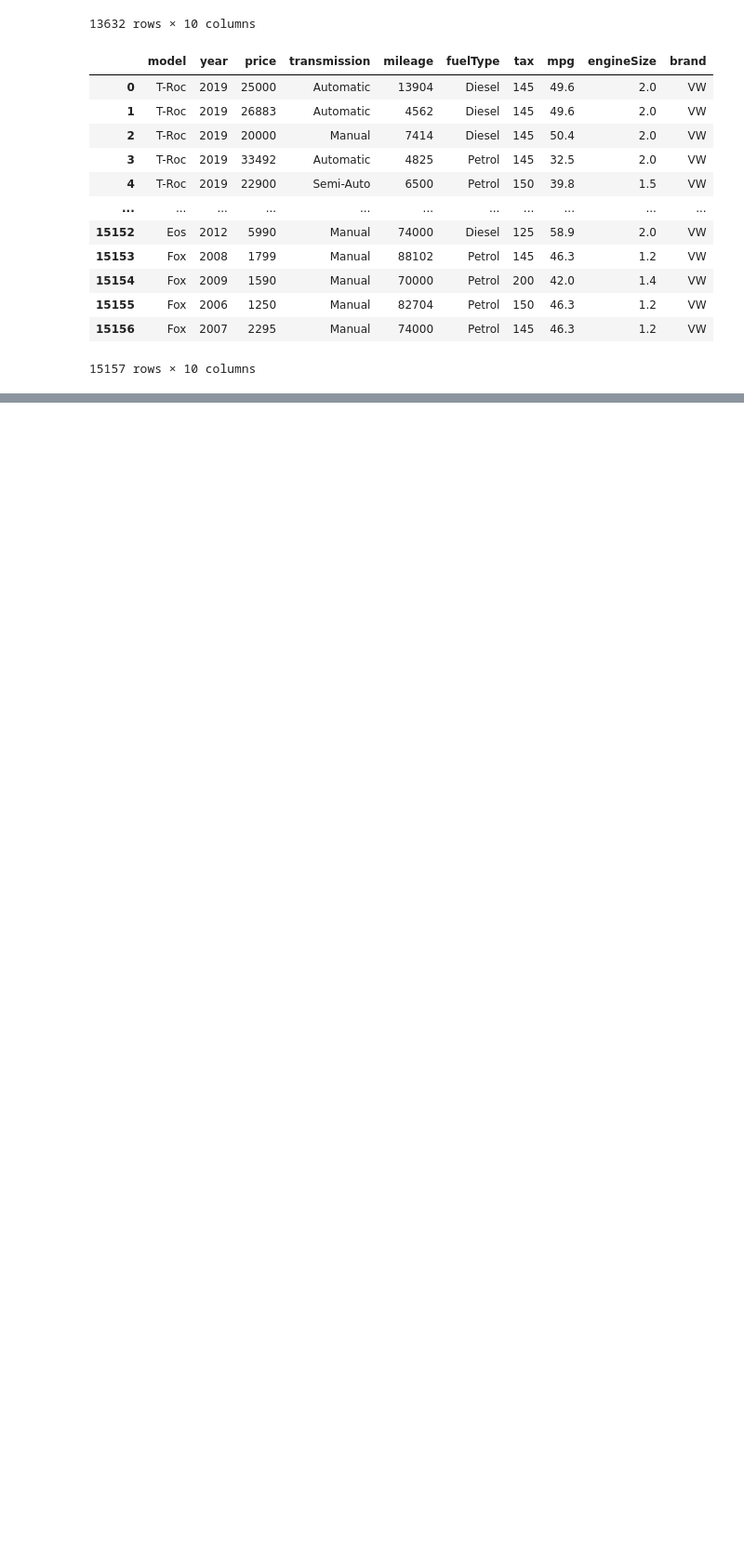
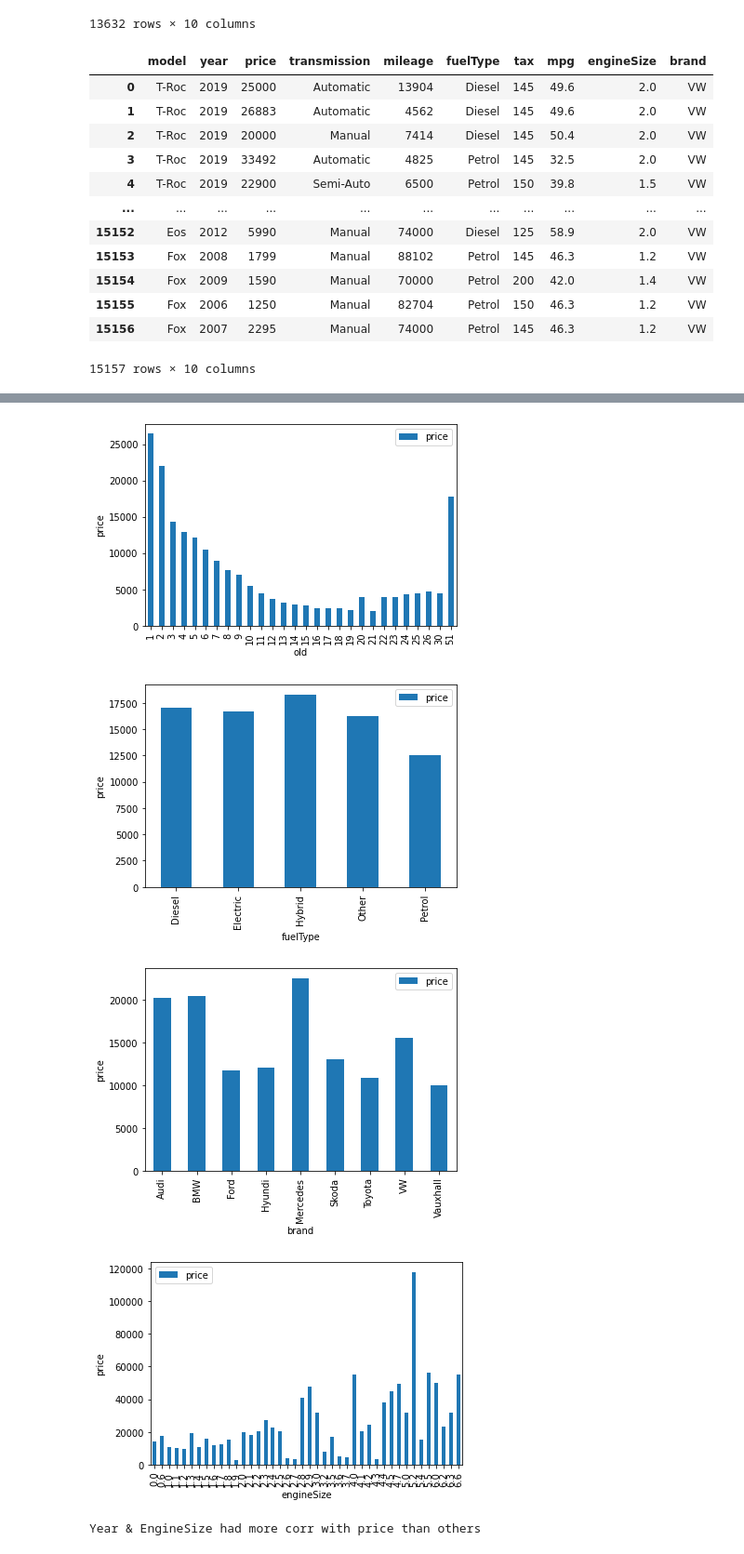
Before and after one commit to karinSalazar/Grupo_5, a Jupyter notebook: Preprocesamiento.ipynb, the cells around one changed output, grey strips where cells are left out. Shown at 93% size. Drawn from its saved outputs; the diff is of its cells as text; code cells hidden in the pictures; blank space fills up the shorter version.

```diff
--- a/Preprocesamiento.ipynb
+++ b/Preprocesamiento.ipynb
@@ -5,7 +10,13 @@ import numpy as np
 import pandas as pd
 import os
 # %%
+VERBOSE = 1
+CURRENT_YEAR= 2021
+VAR_OBJ = "price"
+
 # Actual dir
-#os.chdir(os.getcwd()+"/dataset")
-print("Path actual",os.getcwd() )
+path = "/Dataset"
+if path not in os.getcwd():
+    os.chdir(os.getcwd()+path)
+print("Path actual",os.getcwd())
 # %% [output]
@@ -317,0 +323,22 @@ pd.DataFrame(vehiculos)
+# %%
+
+def compare_bar(df, column_name, std = False):
+    precio_vs = df.groupby(column_name, as_index = False).median()
+    precio_vs.plot.bar(x=column_name,y=VAR_OBJ)
+    plt.xlabel(column_name)
+    plt.ylabel(VAR_OBJ)
+    plt.show()
+
+compare_bar(df, "old")
+compare_bar(df, "fuelType")
+compare_bar(df, "brand")
+compare_bar(df, "engineSize")
+
+
+print("Year & EngineSize had more corr with price than others")
+# %% [output]
+[figure, added]
+[figure, added]
+[figure, added]
+[figure, added]
+Year & EngineSize had more corr with price than others
```
Also changed, not shown: parts of 32 cells of this notebook, 13 other files.
